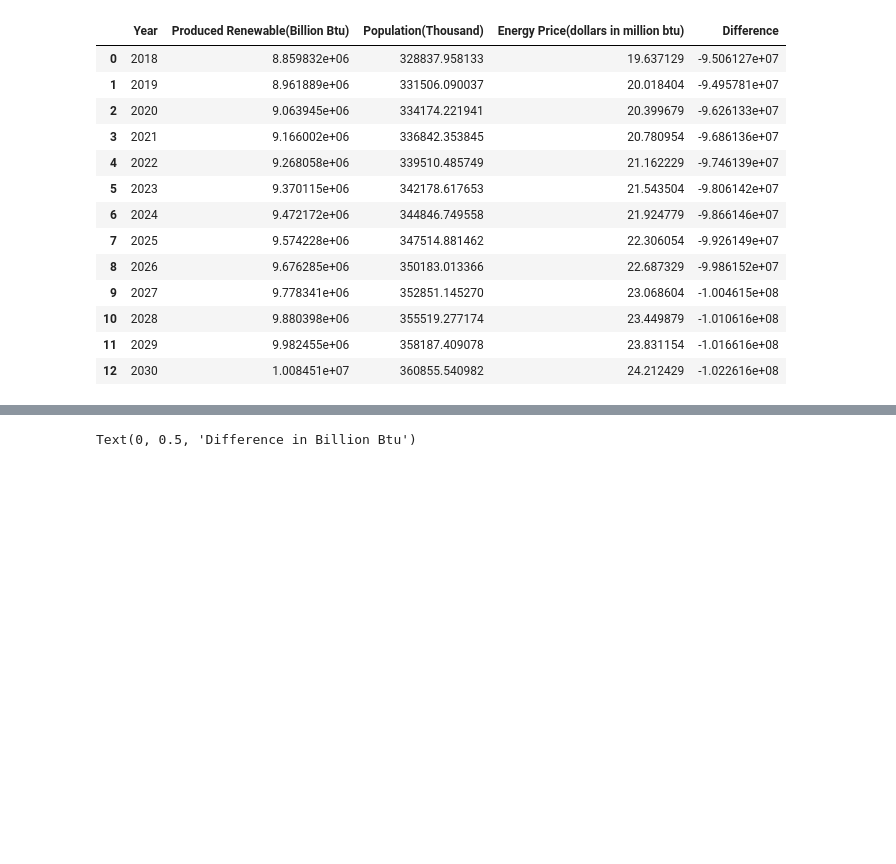
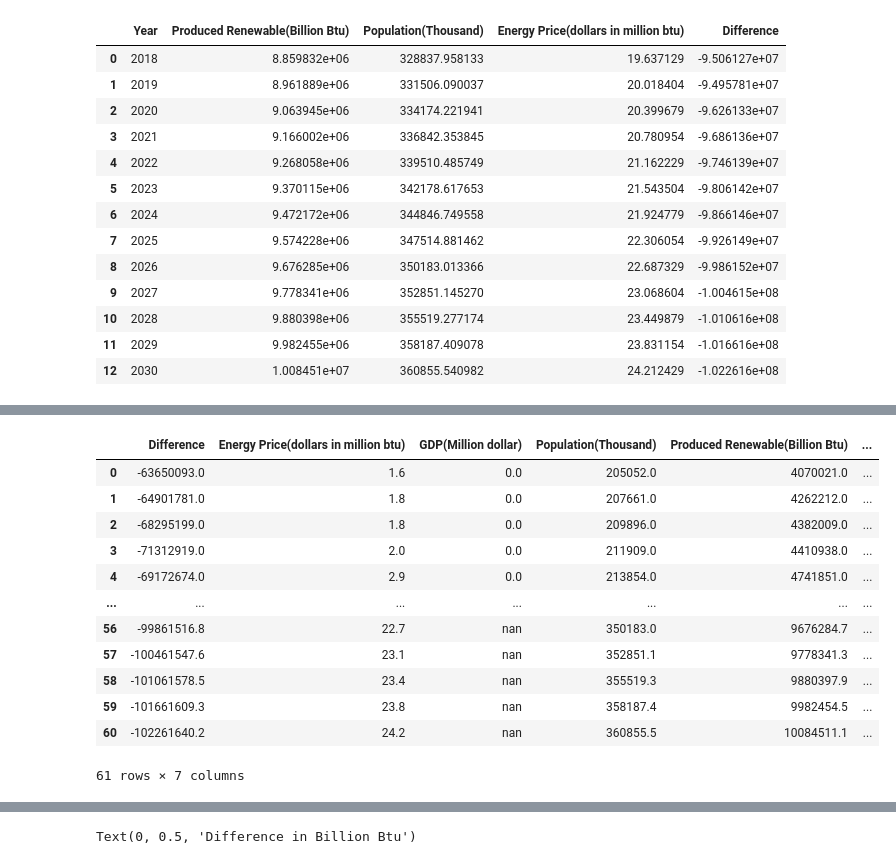
Before and after one commit to nadireag/Renewable-Energy, a Jupyter notebook: US_ml.ipynb, the cells around one changed output, grey strips where cells are left out. Drawn from its saved outputs; the diff is of its cells as text; code cells hidden in the pictures; blank space fills up the shorter version.

```diff
--- a/US_ml.ipynb
+++ b/US_ml.ipynb
@@ -356 +356,19 @@ To retain the current behavior and silence the warning, pass 'sort=True'.
 61 rows × 8 columns
+# %%
+# drop the unnamed column
+del combined_df["Unnamed: 0"]
+combined_df
+# %% [output]
+|  | Difference | Energy Price(dollars in million btu) | GDP(Million dollar) | Population(Thousand) | Produced Renewable(Billion Btu) | ... |
+| 0 | -63650093.0 | 1.6 | 0.0 | 205052.0 | 4070021.0 | ... |
+| 1 | -64901781.0 | 1.8 | 0.0 | 207661.0 | 4262212.0 | ... |
+| 2 | -68295199.0 | 1.8 | 0.0 | 209896.0 | 4382009.0 | ... |
+| 3 | -71312919.0 | 2.0 | 0.0 | 211909.0 | 4410938.0 | ... |
+| 4 | -69172674.0 | 2.9 | 0.0 | 213854.0 | 4741851.0 | ... |
+| ... | ... | ... | ... | ... | ... | ... |
+| 56 | -99861516.8 | 22.7 | nan | 350183.0 | 9676284.7 | ... |
+| 57 | -100461547.6 | 23.1 | nan | 352851.1 | 9778341.3 | ... |
+| 58 | -101061578.5 | 23.4 | nan | 355519.3 | 9880397.9 | ... |
+| 59 | -101661609.3 | 23.8 | nan | 358187.4 | 9982454.5 | ... |
+| 60 | -102261640.2 | 24.2 | nan | 360855.5 | 10084511.1 | ... |
+61 rows × 7 columns
```
Also changed, not shown: parts of 4 cells of this notebook, 2 other files.
